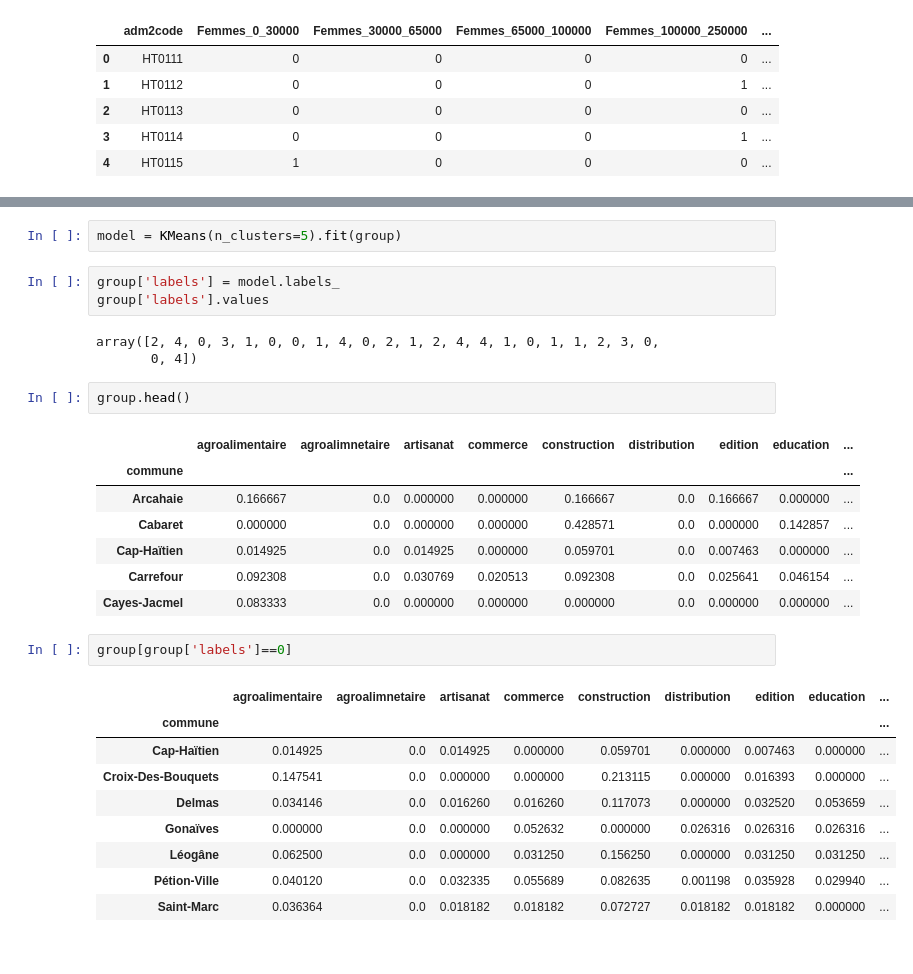
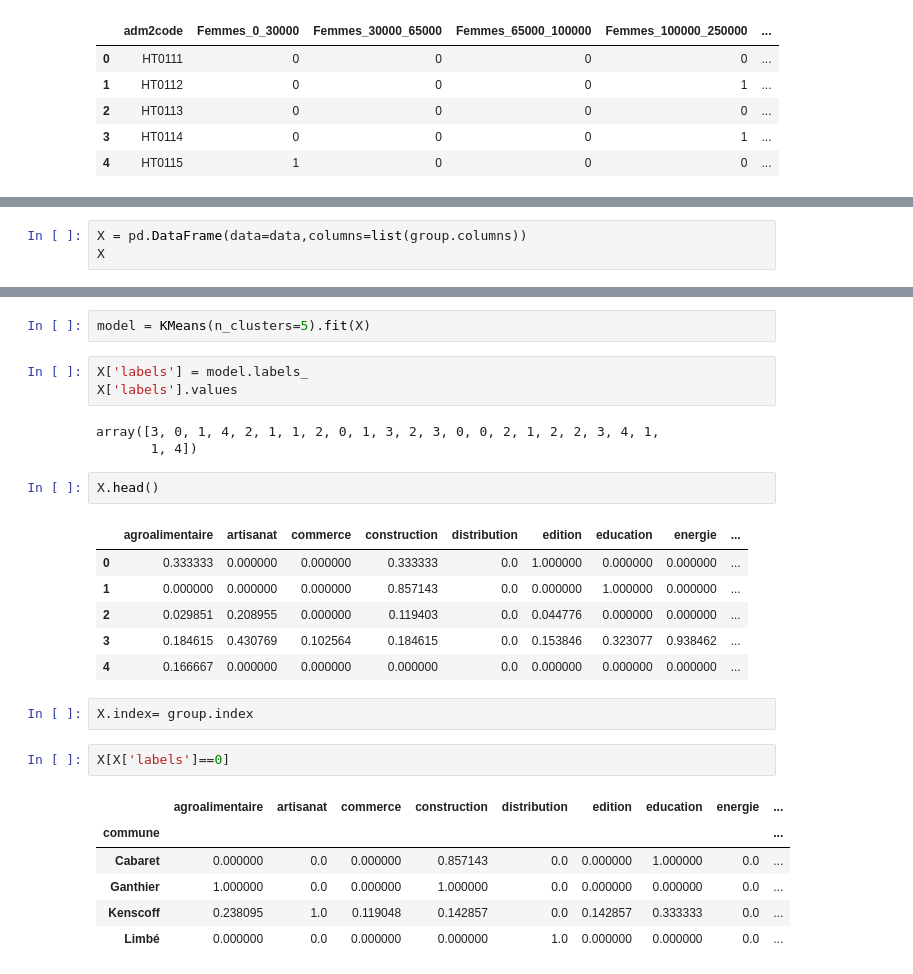
Before and after one commit to Ldave01/Best_Place_For_Business, a Jupyter notebook: eda.ipynb, the cells around one changed output, grey strips where cells are left out. Cells and saved outputs as stored; diff of their text form.

```diff
--- a/eda.ipynb
+++ b/eda.ipynb
@@ -508,0 +533,3 @@ plt.show()
+# %%
+X = pd.DataFrame(data=data,columns=list(group.columns))
+X
@@ -509,31 +554,29 @@ plt.show()
 # %%
-model = KMeans(n_clusters=5).fit(group)
+model = KMeans(n_clusters=5).fit(X)
 # %%
-group['labels'] = model.labels_
-group['labels'].values
+X['labels'] = model.labels_
+X['labels'].values
 # %% [output]
-array([2, 4, 0, 3, 1, 0, 0, 1, 4, 0, 2, 1, 2, 4, 4, 1, 0, 1, 1, 2, 3, 0,
-       0, 4])
+array([3, 0, 1, 4, 2, 1, 1, 2, 0, 1, 3, 2, 3, 0, 0, 2, 1, 2, 2, 3, 4, 1,
+       1, 4])
 # %%
-group.head()
+X.head()
 # %% [output]
-|  | agroalimentaire | agroalimnetaire | artisanat | commerce | construction | distribution | edition | education | ... |
-| commune |  |  |  |  |  |  |  |  | ... |
-| Arcahaie | 0.166667 | 0.0 | 0.000000 | 0.000000 | 0.166667 | 0.0 | 0.166667 | 0.000000 | ... |
-| Cabaret | 0.000000 | 0.0 | 0.000000 | 0.000000 | 0.428571 | 0.0 | 0.000000 | 0.142857 | ... |
-| Cap-Haïtien | 0.014925 | 0.0 | 0.014925 | 0.000000 | 0.059701 | 0.0 | 0.007463 | 0.000000 | ... |
-| Carrefour | 0.092308 | 0.0 | 0.030769 | 0.020513 | 0.092308 | 0.0 | 0.025641 | 0.046154 | ... |
-| Cayes-Jacmel | 0.083333 | 0.0 | 0.000000 | 0.000000 | 0.000000 | 0.0 | 0.000000 | 0.000000 | ... |
+|  | agroalimentaire | artisanat | commerce | construction | distribution | edition | education | energie | ... |
+| 0 | 0.333333 | 0.000000 | 0.000000 | 0.333333 | 0.0 | 1.000000 | 0.000000 | 0.000000 | ... |
+| 1 | 0.000000 | 0.000000 | 0.000000 | 0.857143 | 0.0 | 0.000000 | 1.000000 | 0.000000 | ... |
+| 2 | 0.029851 | 0.208955 | 0.000000 | 0.119403 | 0.0 | 0.044776 | 0.000000 | 0.000000 | ... |
+| 3 | 0.184615 | 0.430769 | 0.102564 | 0.184615 | 0.0 | 0.153846 | 0.323077 | 0.938462 | ... |
+| 4 | 0.166667 | 0.000000 | 0.000000 | 0.000000 | 0.0 | 0.000000 | 0.000000 | 0.000000 | ... |
+# %%
+X.index= group.index
 # %%
-group[group['labels']==0]
+X[X['labels']==0]
 # %% [output]
-|  | agroalimentaire | agroalimnetaire | artisanat | commerce | construction | distribution | edition | education | ... |
+|  | agroalimentaire | artisanat | commerce | construction | distribution | edition | education | energie | ... |
 | commune |  |  |  |  |  |  |  |  | ... |
-| Cap-Haïtien | 0.014925 | 0.0 | 0.014925 | 0.000000 | 0.059701 | 0.000000 | 0.007463 | 0.000000 | ... |
-| Croix-Des-Bouquets | 0.147541 | 0.0 | 0.000000 | 0.000000 | 0.213115 | 0.000000 | 0.016393 | 0.000000 | ... |
-| Delmas | 0.034146 | 0.0 | 0.016260 | 0.016260 | 0.117073 | 0.000000 | 0.032520 | 0.053659 | ... |
-| Gonaïves | 0.000000 | 0.0 | 0.000000 | 0.052632 | 0.000000 | 0.026316 | 0.026316 | 0.026316 | ... |
-| Léogâne | 0.062500 | 0.0 | 0.000000 | 0.031250 | 0.156250 | 0.000000 | 0.031250 | 0.031250 | ... |
-| Pétion-Ville | 0.040120 | 0.0 | 0.032335 | 0.055689 | 0.082635 | 0.001198 | 0.035928 | 0.029940 | ... |
-| Saint-Marc | 0.036364 | 0.0 | 0.018182 | 0.018182 | 0.072727 | 0.018182 | 0.018182 | 0.000000 | ... |
+| Cabaret | 0.000000 | 0.0 | 0.000000 | 0.857143 | 0.0 | 0.000000 | 1.000000 | 0.0 | ... |
+| Ganthier | 1.000000 | 0.0 | 0.000000 | 1.000000 | 0.0 | 0.000000 | 0.000000 | 0.0 | ... |
+| Kenscoff | 0.238095 | 1.0 | 0.119048 | 0.142857 | 0.0 | 0.142857 | 0.333333 | 0.0 | ... |
+| Limbé | 0.000000 | 0.0 | 0.000000 | 0.000000 | 1.0 | 0.000000 | 0.000000 | 0.0 | ... |
 # %%
```
Also changed, not shown: parts of 14 cells of this notebook.
